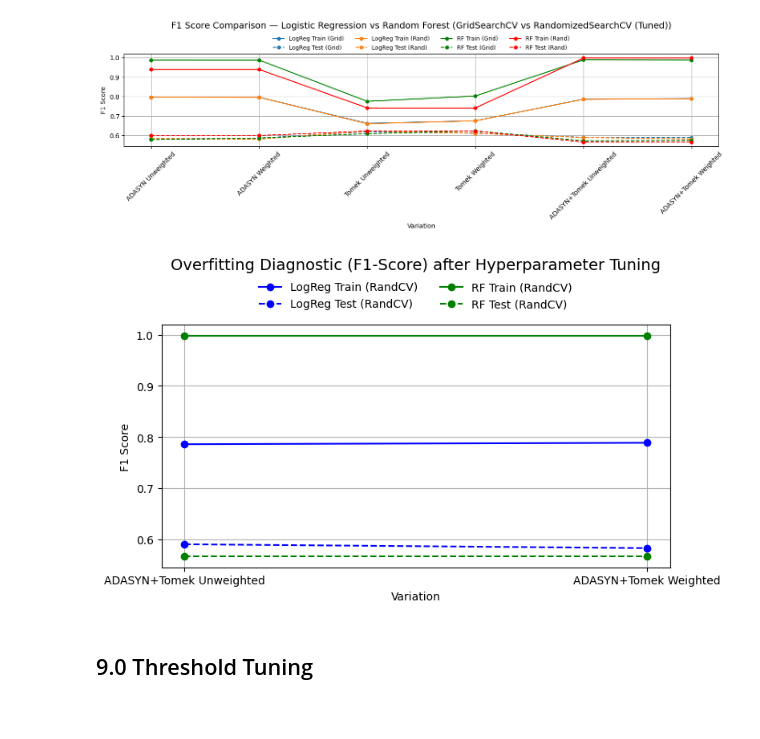
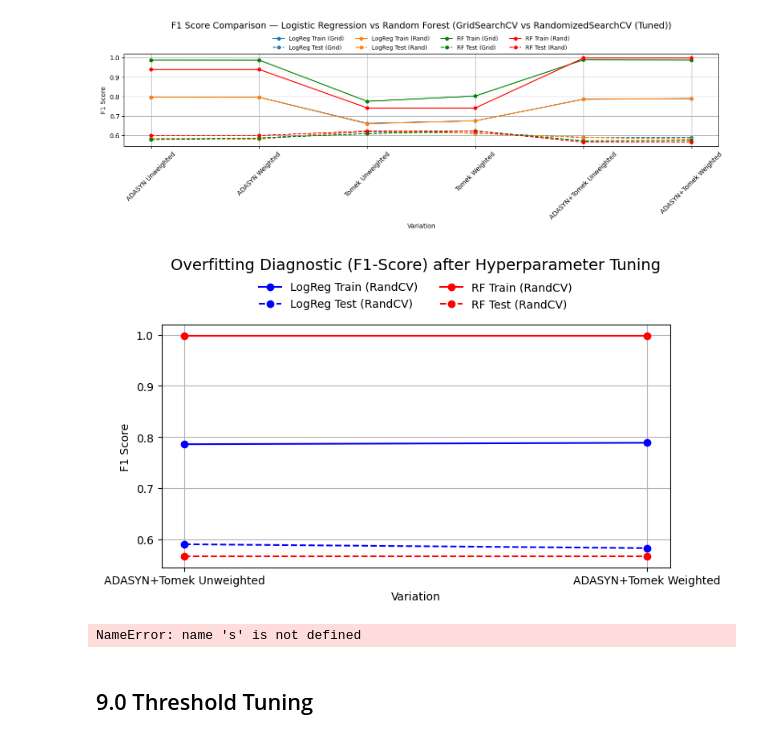
Before and after one commit to danielfitrii/Churn-Prediction-App, a Jupyter notebook: Model Development.ipynb, the cells around one changed output. Saved outputs shown, nothing was run; the diff lists cells and outputs as text; code cells hidden in the pictures.

```diff
--- a/Model Development.ipynb
+++ b/Model Development.ipynb
@@ -1494,39 +1494,43 @@ rf_rand = df_after[(df_after['Model'] == 'RF') & (df_after['Variation'].isin(sel
 
 # Colors
 logreg_color = 'blue'
-rf_color = 'green'
+rf_color = 'red'
 
 # Plotting
 plt.figure(figsize=(8, 5))
 
 # Logistic Regression
 plt.plot(logreg_rand['Variation'], logreg_rand['F1_Train'], color=logreg_color, linestyle='-', marker='o', label='LogReg Train (RandCV)')
 plt.plot(logreg_rand['Variation'], logreg_rand['F1_Test'], color=logreg_color, linestyle='--', marker='o', label='LogReg Test (RandCV)')
 
 # Random Forest
 plt.plot(rf_rand['Variation'], rf_rand['F1_Train'], color=rf_color, linestyle='-', marker='o', label='RF Train (RandCV)')
 plt.plot(rf_rand['Variation'], rf_rand['F1_Test'], color=rf_color, linestyle='--', marker='o', label='RF Test (RandCV)')
 
 # Title
 plt.title(
     'Overfitting Diagnostic (F1-Score) after Hyperparameter Tuning',
     fontsize=14,
     loc='center',
     pad=50
 )
 
 # Legend just below title
 plt.legend(loc='upper center', bbox_to_anchor=(0.5, 1.22), ncol=2, frameon=False)
 
 # Axes labels and layout
 plt.xlabel('Variation')
 plt.ylabel('F1 Score')
 plt.xticks(rotation=0)
 plt.grid(True)
 plt.tight_layout(rect=[0, 0.03, 1, 0.95])  # Leave room for the title + legend
 plt.show()
 # %% [output]
-[figure, old version]
+[figure, new version]
+# %%
+s
+# %% [output]
+NameError: name 's' is not defined
 # %% [markdown]
 ## 9.0 Threshold Tuning
 # %%
```
Also changed, not shown: parts of 2 cells of this notebook.
